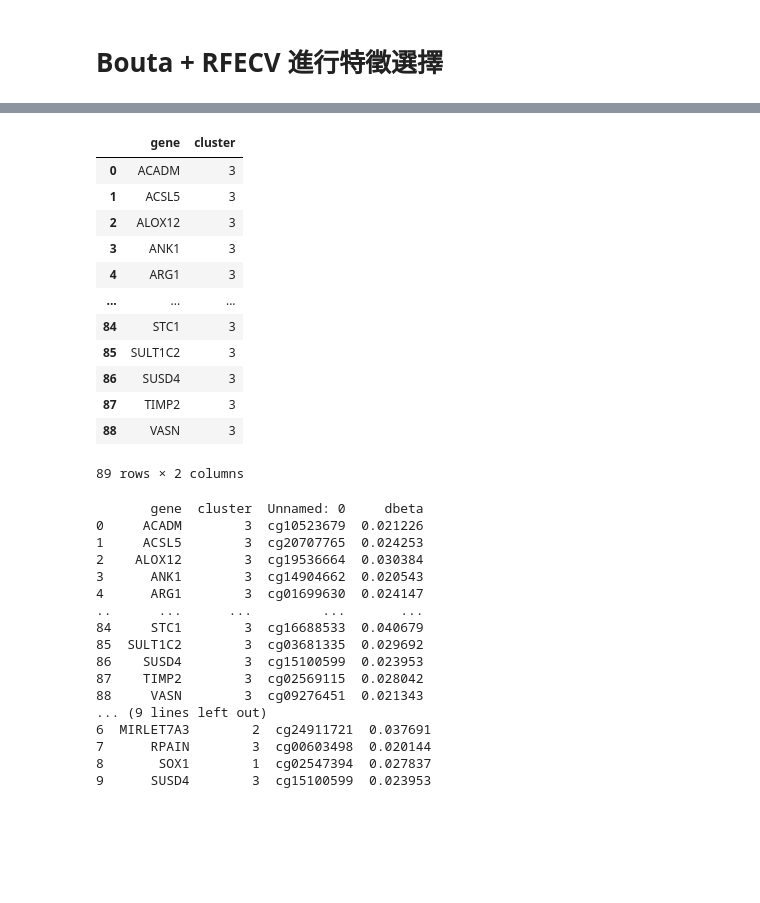
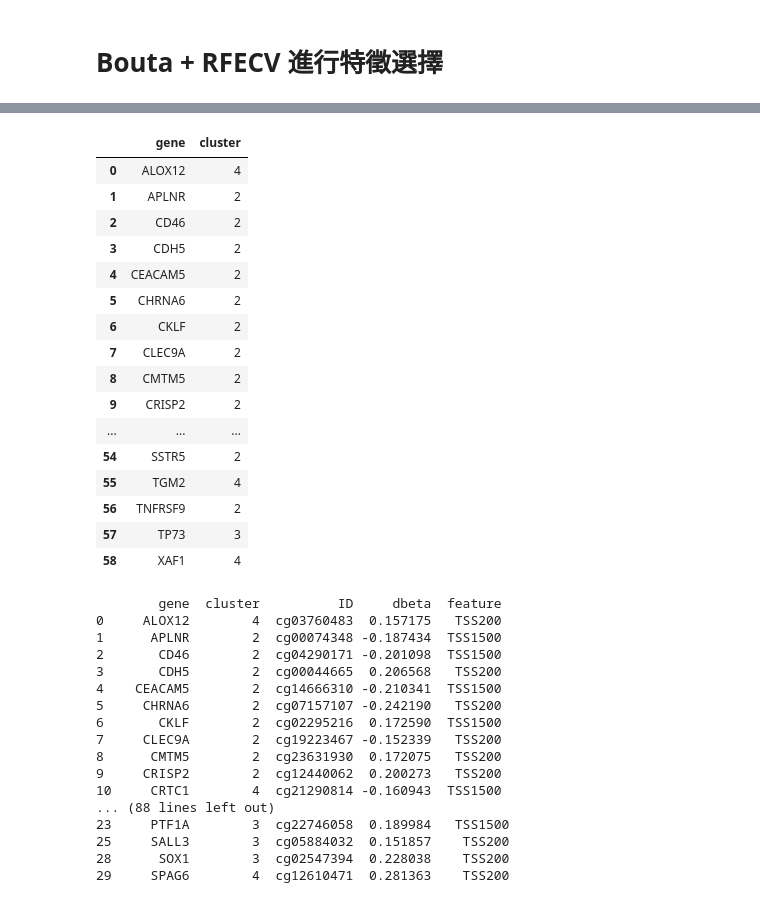
Before and after one commit to BioTechCo/main_project, a Jupyter notebook: breast/ml/ics_aba/ml_RFE_BORUTA.ipynb, the cells around one changed output, grey strips where cells are left out. Saved outputs shown, nothing was run; the diff lists cells and outputs as text; code cells hidden in the pictures; blank space fills up the shorter version.

```diff
--- a/breast/ml/ics_aba/ml_RFE_BORUTA.ipynb
+++ b/breast/ml/ics_aba/ml_RFE_BORUTA.ipynb
@@ -409,49 +409,57 @@ print(inner)
 # %%
-df_cluster = pd.read_csv("result/GSE243529_aba/easy_avarage_clustering.csv")
+df_cluster = pd.read_csv("result/GSE243529_xzh/dbeta_GSE243529_TSS_0.15_consensus.csv")
 df_cluster
 # %% [output]
 |  | gene | cluster |
-| 0 | ACADM | 3 |
-| 1 | ACSL5 | 3 |
-| 2 | ALOX12 | 3 |
-| 3 | ANK1 | 3 |
-| 4 | ARG1 | 3 |
+| 0 | ALOX12 | 4 |
+| 1 | APLNR | 2 |
+| 2 | CD46 | 2 |
+| 3 | CDH5 | 2 |
+| 4 | CEACAM5 | 2 |
+| 5 | CHRNA6 | 2 |
+| 6 | CKLF | 2 |
+| 7 | CLEC9A | 2 |
+| 8 | CMTM5 | 2 |
+| 9 | CRISP2 | 2 |
 | ... | ... | ... |
-| 84 | STC1 | 3 |
-| 85 | SULT1C2 | 3 |
-| 86 | SUSD4 | 3 |
-| 87 | TIMP2 | 3 |
-| 88 | VASN | 3 |
+| 54 | SSTR5 | 2 |
+| 55 | TGM2 | 4 |
+| 56 | TNFRSF9 | 2 |
+| 57 | TP73 | 3 |
+| 58 | XAF1 | 4 |
-89 rows × 2 columns
 # %%
 df_cluster_dbeta = pd.merge(left= df_cluster,right =df_dbeta,left_on ='gene',right_on='gene' )
 # df_cluster_dbeta = df_cluster_dbeta.drop(columns=['gene'])
 print(df_cluster_dbeta)
 
 
-df_cluster_select = pd.merge(left= df_cluster_dbeta,right=inner,left_on ='Unnamed: 0',right_on='feature' )
-df_cluster_select=df_cluster_select.drop(columns=['feature'])
+df_cluster_select = pd.merge(left= df_cluster_dbeta,right=inner,left_on ='ID',right_on='feature' )
+df_cluster_select=df_cluster_select.drop(columns=['feature_y'])
 print(df_cluster_select)
-df_cluster_select.to_csv('result/GSE243529_aba/boruta_average_clustering_result_aba.csv',index=False)
+df_cluster_select.to_csv('result/GSE243529_xzh/boruta_consensus_clustering_result_xzh_reuse.csv',index=False)
 # df_cluster_select.to_csv('result/xzh_GSE243529/boruta_average_clustering_result_xzh.csv',index=False)
+
+filtered_df = df_cluster_select[df_cluster_select["dbeta"] > 0]
+# 印出篩選後的 DataFrame
+print(filtered_df)
 # %% [output]
-       gene  cluster  Unnamed: 0     dbeta
-0     ACADM        3  cg10523679  0.021226
-1     ACSL5        3  cg20707765  0.024253
-2    ALOX12        3  cg19536664  0.030384
-3      ANK1        3  cg14904662  0.020543
-4      ARG1        3  cg01699630  0.024147
-..      ...      ...         ...       ...
-84     STC1        3  cg16688533  0.040679
-85  SULT1C2        3  cg03681335  0.029692
-86    SUSD4        3  cg15100599  0.023953
-87    TIMP2        3  cg02569115  0.028042
-88     VASN        3  cg09276451  0.021343
-... (9 lines left out)
-6  MIRLET7A3        2  cg24911721  0.037691
-7      RPAIN        3  cg00603498  0.020144
-8       SOX1        1  cg02547394  0.027837
-9      SUSD4        3  cg15100599  0.023953
+        gene  cluster          ID     dbeta  feature
+0     ALOX12        4  cg03760483  0.157175   TSS200
+1      APLNR        2  cg00074348 -0.187434  TSS1500
+2       CD46        2  cg04290171 -0.201098  TSS1500
+3       CDH5        2  cg00044665  0.206568   TSS200
+4    CEACAM5        2  cg14666310 -0.210341  TSS1500
+5     CHRNA6        2  cg07157107 -0.242190   TSS200
+6       CKLF        2  cg02295216  0.172590  TSS1500
+7     CLEC9A        2  cg19223467 -0.152339   TSS200
+8      CMTM5        2  cg23631930  0.172075   TSS200
+9     CRISP2        2  cg12440062  0.200273   TSS200
+10     CRTC1        4  cg21290814 -0.160943  TSS1500
+... (88 lines left out)
+23     PTF1A        3  cg22746058  0.189984   TSS1500
+25     SALL3        3  cg05884032  0.151857    TSS200
+28      SOX1        3  cg02547394  0.228038    TSS200
+29     SPAG6        4  cg12610471  0.281363    TSS200
 # %%
 # 根據 Cluster 分組
 import pandas as pd
```
Also changed, not shown: parts of 17 cells of this notebook, 1 other file.
